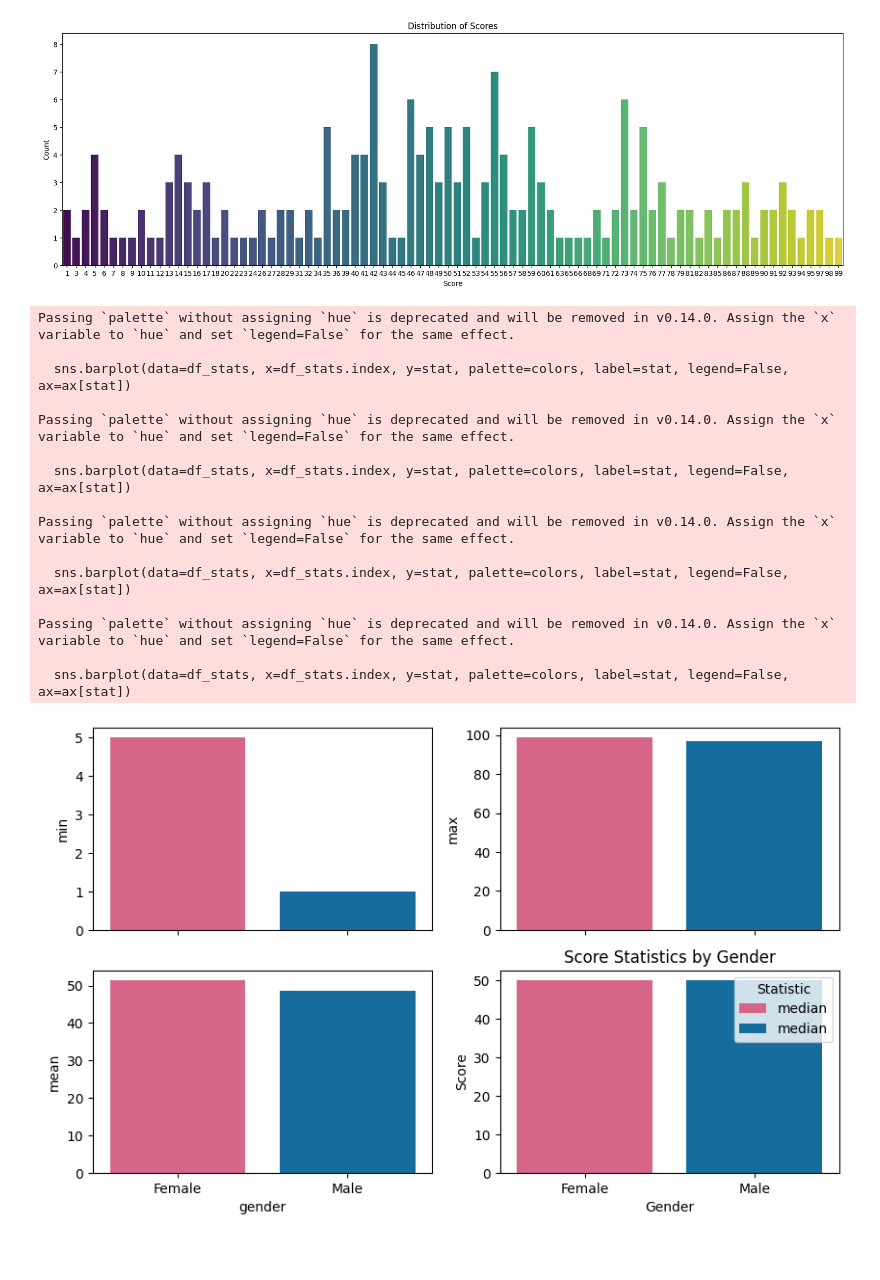
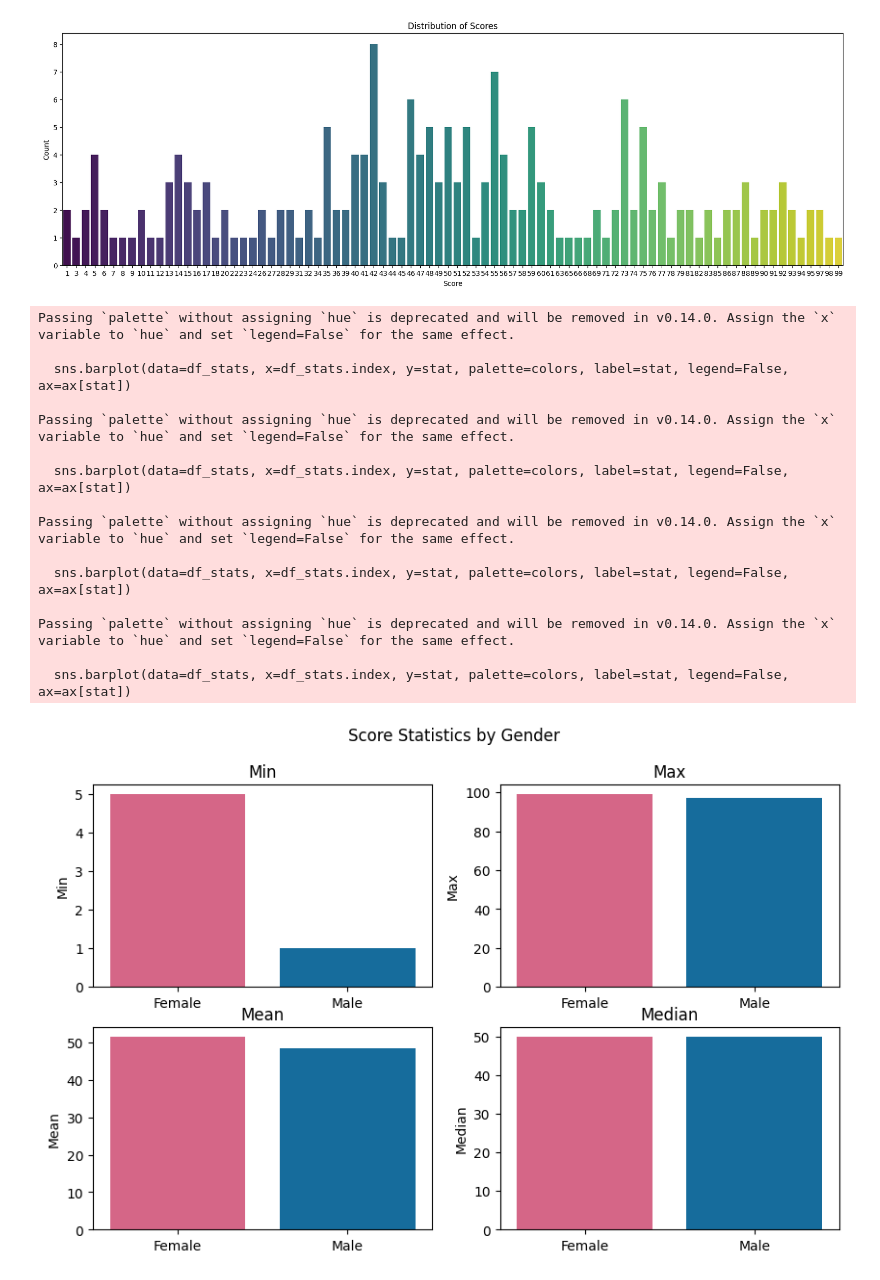
Before and after one commit to thelightfeaver/Mall-Costumer-ML, a Jupyter notebook: notebooks/1-exploration.ipynb, the cells around one changed output. Cells and saved outputs as stored; diff of their text form; code cells hidden in the pictures; blank space fills up the shorter version.

```diff
--- a/notebooks/1-exploration.ipynb
+++ b/notebooks/1-exploration.ipynb
@@ -74,29 +74,29 @@ Passing `palette` without assigning `hue` is deprecated and will be removed in v
 # %%
 stats = ["mean", "median", "min", "max"]
 df_stats= df.groupby("gender")["score"].agg(stats)
 
-fig, ax = plt.subplot_mosaic([["min", "max"],["mean", "median"]], sharey=False, sharex=True,figsize=(10, 6))
+fig, ax = plt.subplot_mosaic([["min", "max"],["mean", "median"]], sharey=False, sharex=False,figsize=(10, 6))
 for i, stat in enumerate(stats):
     sns.barplot(data=df_stats, x=df_stats.index, y=stat, palette=colors, label=stat, legend=False, ax=ax[stat])
-plt.title("Score Statistics by Gender")
-plt.xlabel("Gender")
-plt.ylabel("Score")
-plt.legend(title="Statistic")
+    ax[stat].set_title(stat.capitalize())
+    ax[stat].set_xlabel("")
+    ax[stat].set_ylabel(stat.capitalize())
+plt.suptitle("Score Statistics by Gender")
 plt.show()
 # %% [output]
 Passing `palette` without assigning `hue` is deprecated and will be removed in v0.14.0. Assign the `x` variable to `hue` and set `legend=False` for the same effect.
 
   sns.barplot(data=df_stats, x=df_stats.index, y=stat, palette=colors, label=stat, legend=False, ax=ax[stat])
 
 Passing `palette` without assigning `hue` is deprecated and will be removed in v0.14.0. Assign the `x` variable to `hue` and set `legend=False` for the same effect.
 
   sns.barplot(data=df_stats, x=df_stats.index, y=stat, palette=colors, label=stat, legend=False, ax=ax[stat])
 
 Passing `palette` without assigning `hue` is deprecated and will be removed in v0.14.0. Assign the `x` variable to `hue` and set `legend=False` for the same effect.
 
   sns.barplot(data=df_stats, x=df_stats.index, y=stat, palette=colors, label=stat, legend=False, ax=ax[stat])
 
 Passing `palette` without assigning `hue` is deprecated and will be removed in v0.14.0. Assign the `x` variable to `hue` and set `legend=False` for the same effect.
 
   sns.barplot(data=df_stats, x=df_stats.index, y=stat, palette=colors, label=stat, legend=False, ax=ax[stat])
-[figure, old version]
+[figure, new version]
```
